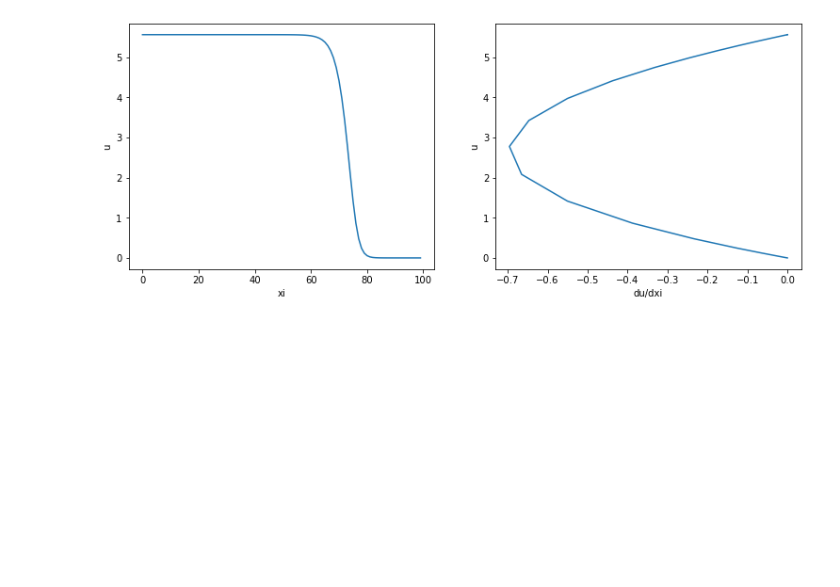
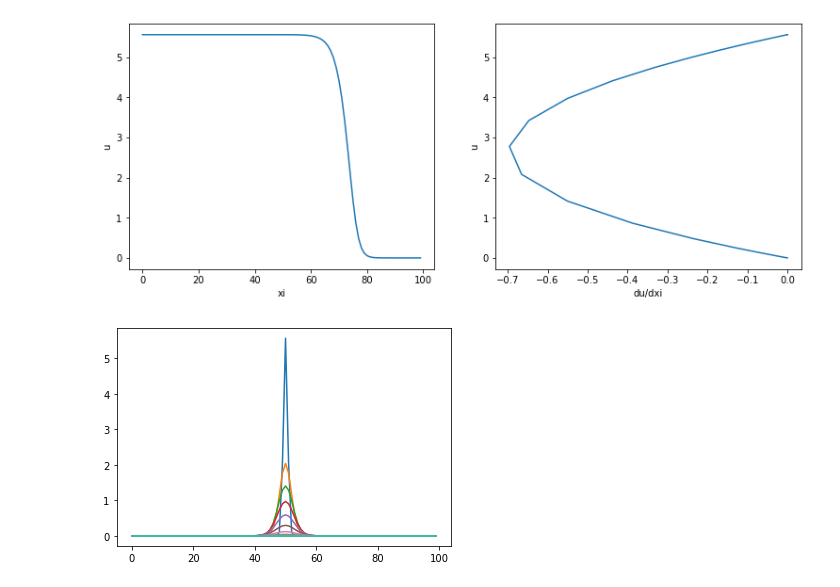
Before and after one commit to AxelEiman/CompBio, a Jupyter notebook: Hw2.1.ipynb, the cells around one changed output. Drawn from its saved outputs; the diff is of its cells as text; code cells hidden in the pictures; blank space fills up the shorter version.

```diff
--- a/Hw2.1.ipynb
+++ b/Hw2.1.ipynb
@@ -131,3 +131,21 @@ print(10/((np.argmax(u3[70,:]>2)-np.argmax(u3[60,:]>2))*dt))
 # %% [output]
 0.1795622272898673
 [figure]
+# %%
+xi_0 = 50
+u4 = np.zeros((L, tsteps+1))
+u5 = np.zeros((L, tsteps+1))
+u_0 = ((q-1)/2 + np.sqrt(((q-1)/2)**2 - q*(1-rho)/rho))
+u_02 = 3*((q-1)/2 + np.sqrt(((q-1)/2)**2 - q*(1-rho)/rho))
+
+for xi in range(L):
+    u4[xi,0] = u_0*np.exp(-(xi-xi_0)**2)
+    u5[xi,0] = u_02*np.exp(-(xi-xi_0)**2)
+# %%
+for tau in range(tsteps):
+
+    for xi in range(L):
+        if xi == 0 or xi == 99:
+            u4[xi, tau+1] = u4[xi, tau] + dt*(rho*u4[xi,tau]*(1-u4[xi,tau]/q) - u4[xi,tau]/(1+u4[xi,tau]))
+        else:
+            u4[xi, tau+1] = u4[xi, tau] + dt*(rho*u4[xi,tau]*(1-u4[xi,tau]/q) - u4[xi,tau]/(1+u4[xi,tau]) + (u4[xi+h, tau] + u4[xi-h, tau] - 2*u4[xi,tau])/h**2)
@@ -133,0 +160,5 @@ print(10/((np.argmax(u3[70,:]>2)-np.argmax(u3[60,:]>2))*dt))
+# %%
+for i in np.linspace(0,0.2*tmax/dt,50):
+    plt.plot(u4[:,int(i)])
+# %% [output]
+[figure, added]
```
Also changed, not shown: parts of 3 cells of this notebook, 3 other files.
